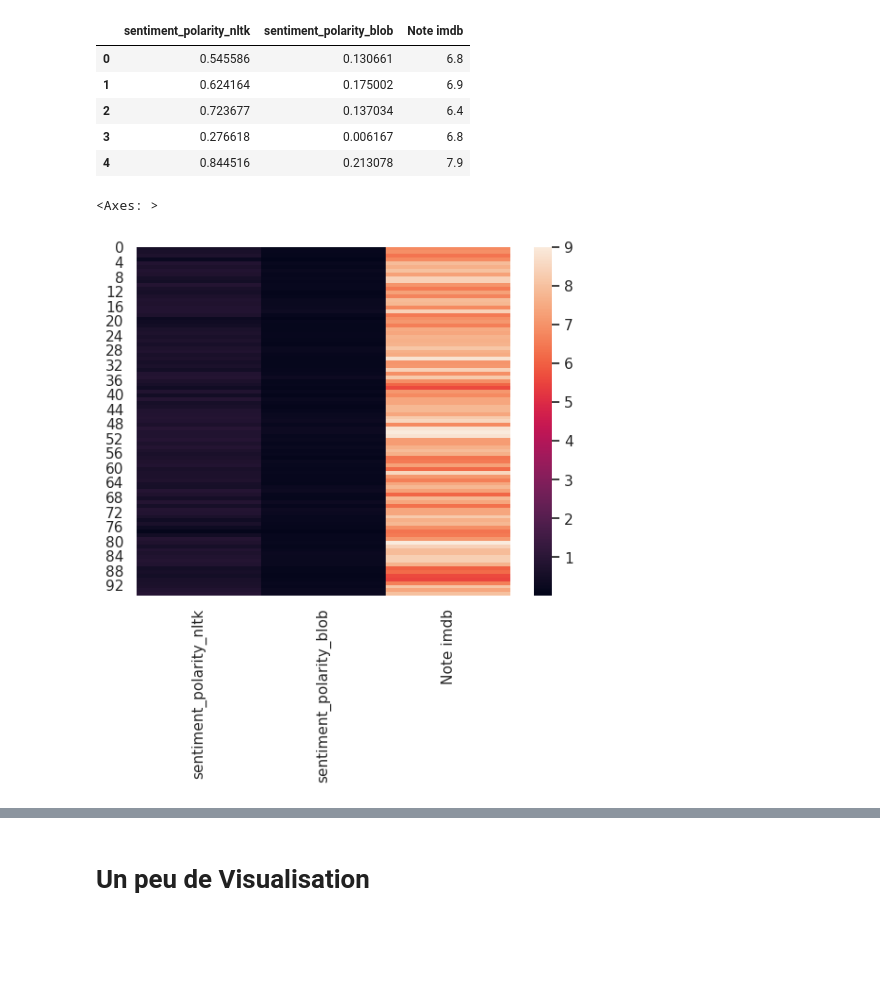
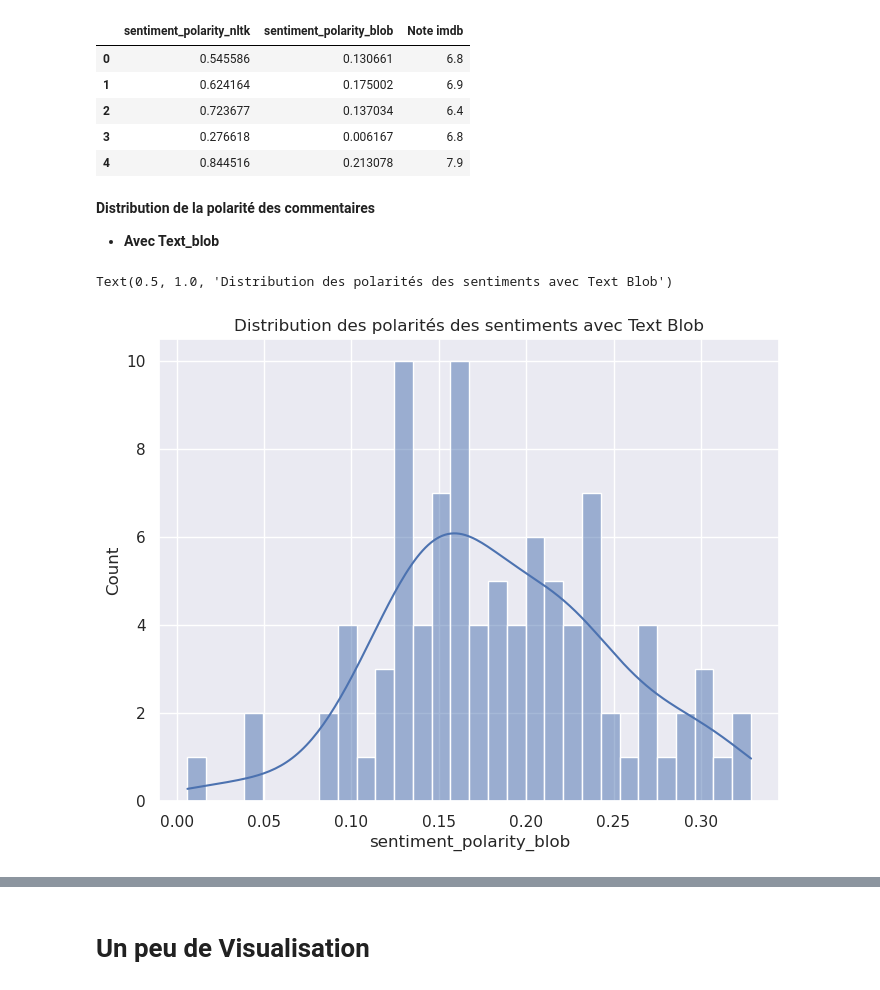
Before and after one commit to LouisArmand0/Projet_Python, a Jupyter notebook: NLP.ipynb, the cells around one changed output, grey strips where cells are left out. Cells and saved outputs as stored; diff of their text form; code cells hidden in the pictures; blank space fills up the shorter version.

```diff
--- a/NLP.ipynb
+++ b/NLP.ipynb
@@ -515,8 +516,15 @@ temp.head()
 | 2 | 0.723677 | 0.137034 | 6.4 |
 | 3 | 0.276618 | 0.006167 | 6.8 |
 | 4 | 0.844516 | 0.213078 | 7.9 |
-# %%
-sns.heatmap(temp)
-# %% [output]
-<Axes: >
-[figure, removed]
+# %% [markdown]
+**Distribution de la polarité des commentaires**
+
+ * **Avec Text_blob**
+# %%
+# Affichage de l'histogramme
+plt.figure(1, (8,6))
+sns.histplot(df_grouped['sentiment_polarity_blob'],kde=True, bins=30)
+plt.title('Distribution des polarités des sentiments avec Text Blob')
+# %% [output]
+Text(0.5, 1.0, 'Distribution des polarités des sentiments avec Text Blob')
+[figure, added]
```
Also changed, not shown: parts of 12 cells of this notebook.
